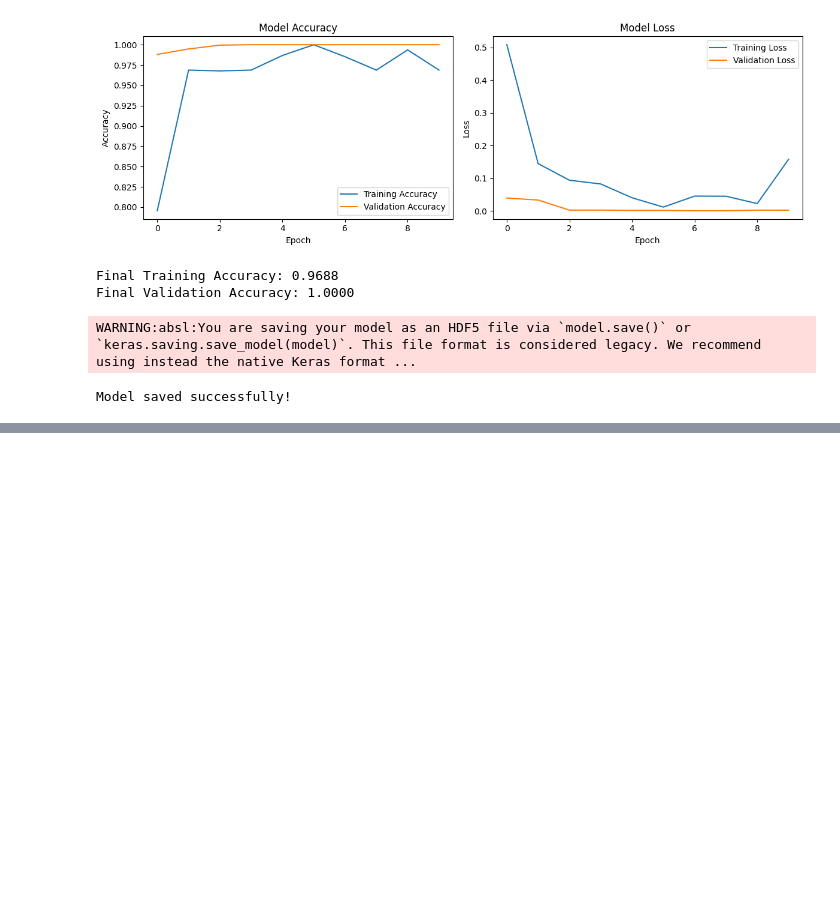
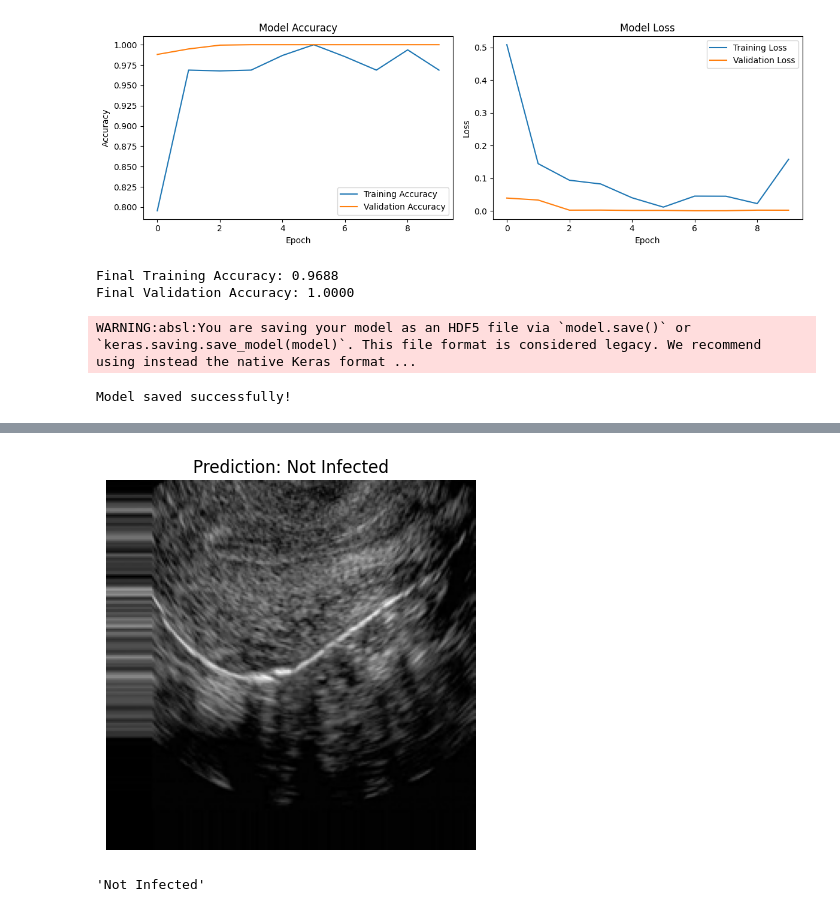
Before and after one commit to SUWAANsilveroak/HANA-PCOS-Care-Assistant, a Jupyter notebook: PCOS_Image_reco.ipynb, the cells around one changed output, grey strips where cells are left out. Saved outputs shown, nothing was run; the diff lists cells and outputs as text; code cells hidden in the pictures; blank space fills up the shorter version.

```diff
--- a/PCOS_Image_reco.ipynb
+++ b/PCOS_Image_reco.ipynb
@@ -492,0 +547,4 @@ Model saved successfully!
+# %%
+image_path = "test/notinfected\img_0_258.jpg"  # Replace with your image path
+predict_image(model2, image_path)
+# %% [output]
@@ -492,0 +553,2 @@ Model saved successfully!
+[figure, added]
+'Not Infected'
```
Also changed, not shown: parts of 4 cells of this notebook.
